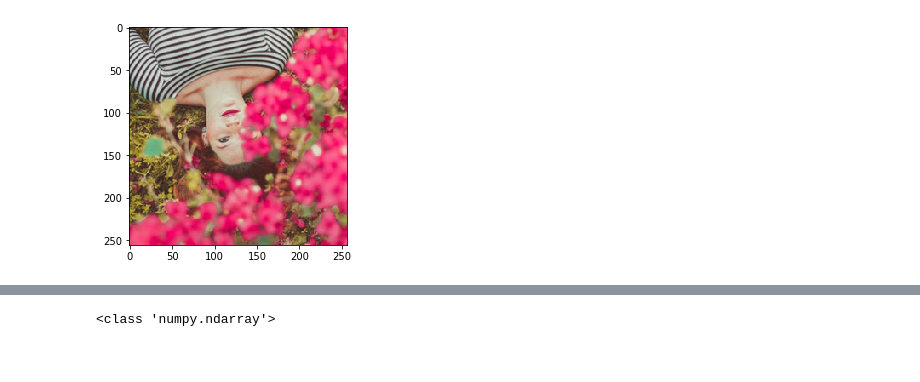
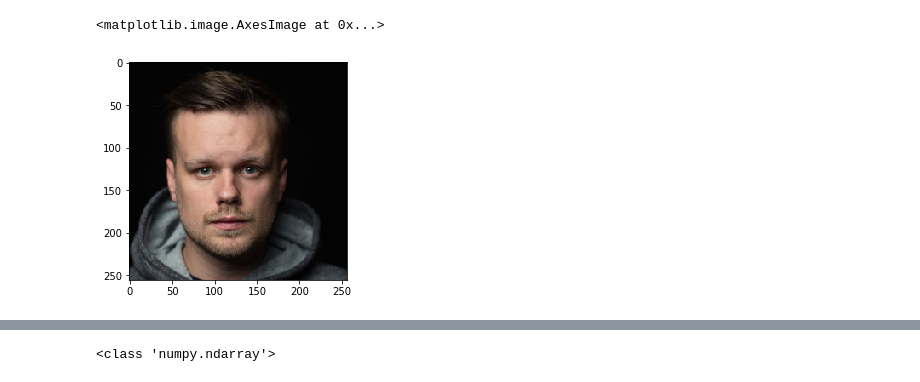
Before and after one commit to mansi1710/AI-image-colorization, a Jupyter notebook: Code/Beta-Version/Beta-Version.ipynb, the cells around one changed output, grey strips where cells are left out. Saved outputs shown, nothing was run; the diff lists cells and outputs as text; code cells hidden in the pictures.

```diff
--- a/Code/Beta-Version/Beta-Version.ipynb
+++ b/Code/Beta-Version/Beta-Version.ipynb
@@ -19,9 +17,12 @@ Using TensorFlow backend.
 # %%
 X=[]
-for filename in os.listdir('colornet/Train/'):
-    X.append((load_img('colornet/Train/'+filename)))
-plt.imshow(X[0])
+i=0
+for filename in os.listdir('colornet/testdata/Train'):
+    X.append((load_img('colornet/testdata/Train/'+filename)))
+#plt.imshow(X[0])
 Xt= X
+plt.imshow(Xt[0])
 # %% [output]
+<matplotlib.image.AxesImage at 0x...>
-[figure, old version]
+[figure, new version]
 # %%
```
Also changed, not shown: parts of 8 cells of this notebook, 8 other files.
